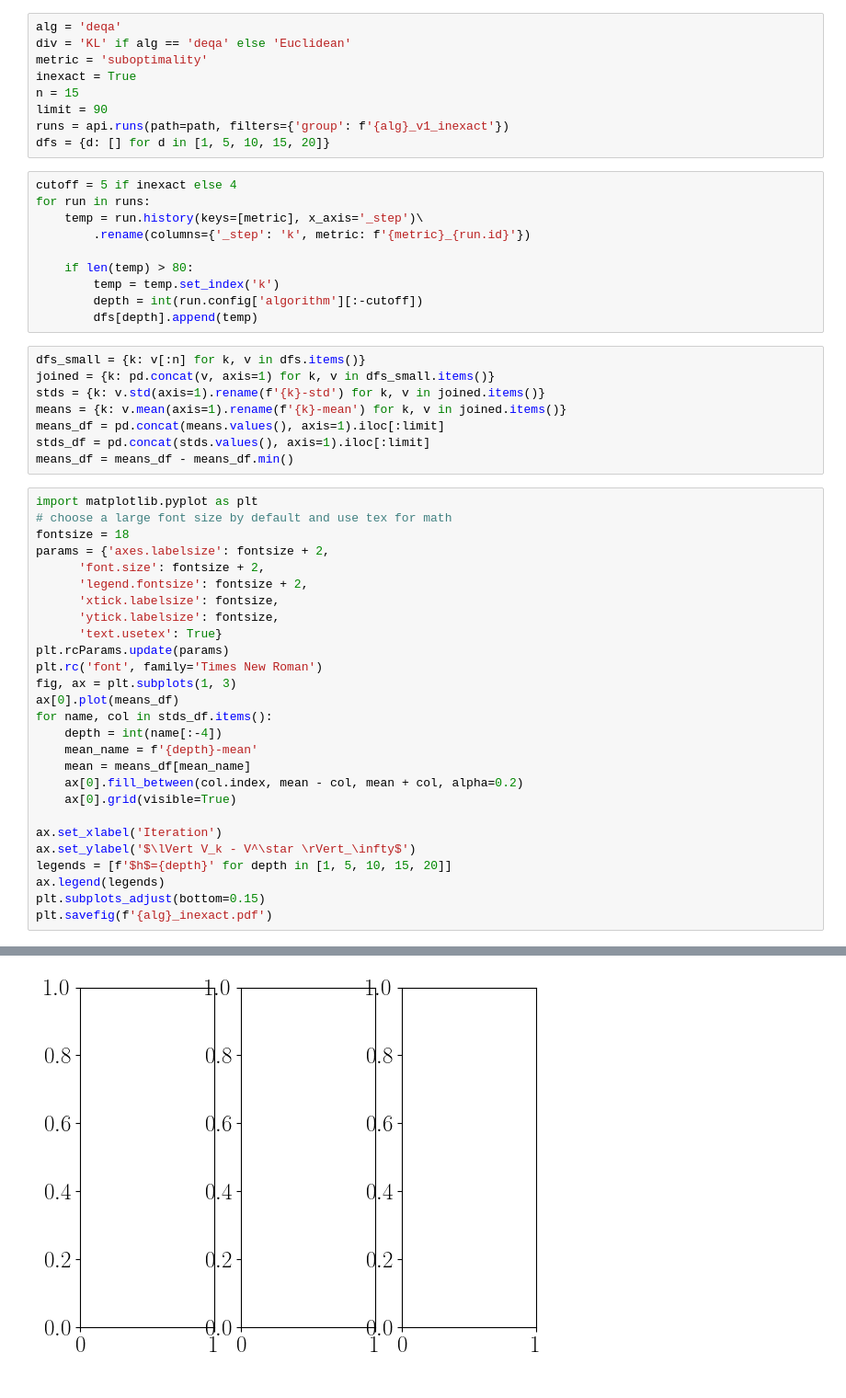
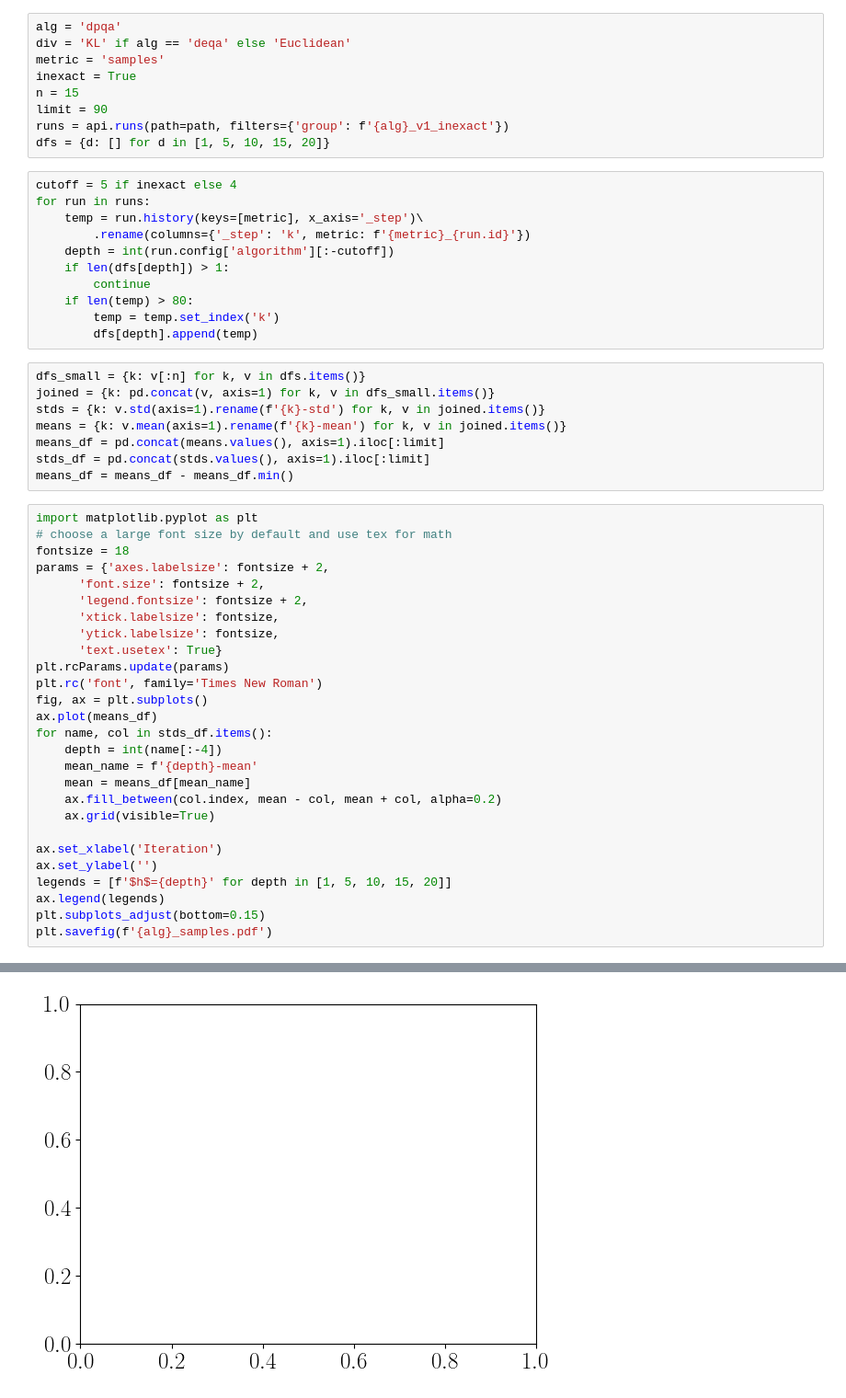
Before and after one commit to kprotopapas/pmdlookahead, a Jupyter notebook: analysis_copy.ipynb, the cells around one changed output, grey strips where cells are left out. Shown at 92% size. Cells and saved outputs as stored; diff of their text form.

```diff
--- a/analysis_copy.ipynb
+++ b/analysis_copy.ipynb
@@ -7,9 +7,9 @@ from matplotlib import pyplot as plt
 api = wandb.Api(api_key='4a3e44e53460799e4aae1531c4bdfbd4e22f82ce')
 path = 'kprotopapas/rl_experiments'
 # %%
-alg = 'deqa'
+alg = 'dpqa'
 div = 'KL' if alg == 'deqa' else 'Euclidean'
-metric = 'suboptimality'
+metric = 'samples'
 inexact = True
 n = 15
 limit = 90
@@ -20,10 +20,11 @@ cutoff = 5 if inexact else 4
 for run in runs:
     temp = run.history(keys=[metric], x_axis='_step')\
         .rename(columns={'_step': 'k', metric: f'{metric}_{run.id}'})
-
+    depth = int(run.config['algorithm'][:-cutoff])
+    if len(dfs[depth]) > 1:
+        continue
     if len(temp) > 80:
         temp = temp.set_index('k')
-        depth = int(run.config['algorithm'][:-cutoff])
         dfs[depth].append(temp)
 # %%
 dfs_small = {k: v[:n] for k, v in dfs.items()}
@@ -36,30 +37,30 @@ means_df = means_df - means_df.min()
 # %%
 import matplotlib.pyplot as plt
 # choose a large font size by default and use tex for math
 fontsize = 18
 params = {'axes.labelsize': fontsize + 2,
       'font.size': fontsize + 2,
       'legend.fontsize': fontsize + 2,
       'xtick.labelsize': fontsize,
       'ytick.labelsize': fontsize,
       'text.usetex': True}
 plt.rcParams.update(params)
 plt.rc('font', family='Times New Roman')
-fig, ax = plt.subplots(1, 3)
-ax[0].plot(means_df)
+fig, ax = plt.subplots()
+ax.plot(means_df)
 for name, col in stds_df.items():
     depth = int(name[:-4])
     mean_name = f'{depth}-mean'
     mean = means_df[mean_name]
-    ax[0].fill_between(col.index, mean - col, mean + col, alpha=0.2)
-    ax[0].grid(visible=True)
+    ax.fill_between(col.index, mean - col, mean + col, alpha=0.2)
+    ax.grid(visible=True)
 
 ax.set_xlabel('Iteration')
-ax.set_ylabel('$\lVert V_k - V^\star \rVert_\infty$')
+ax.set_ylabel('')
 legends = [f'$h$={depth}' for depth in [1, 5, 10, 15, 20]]
 ax.legend(legends)
 plt.subplots_adjust(bottom=0.15)
-plt.savefig(f'{alg}_inexact.pdf')
+plt.savefig(f'{alg}_samples.pdf')
 # %% [output]
 NameError: name 'means_df' is not defined
-[figure, old version]
+[figure, new version]
```
Also changed, not shown: 5 other files.
